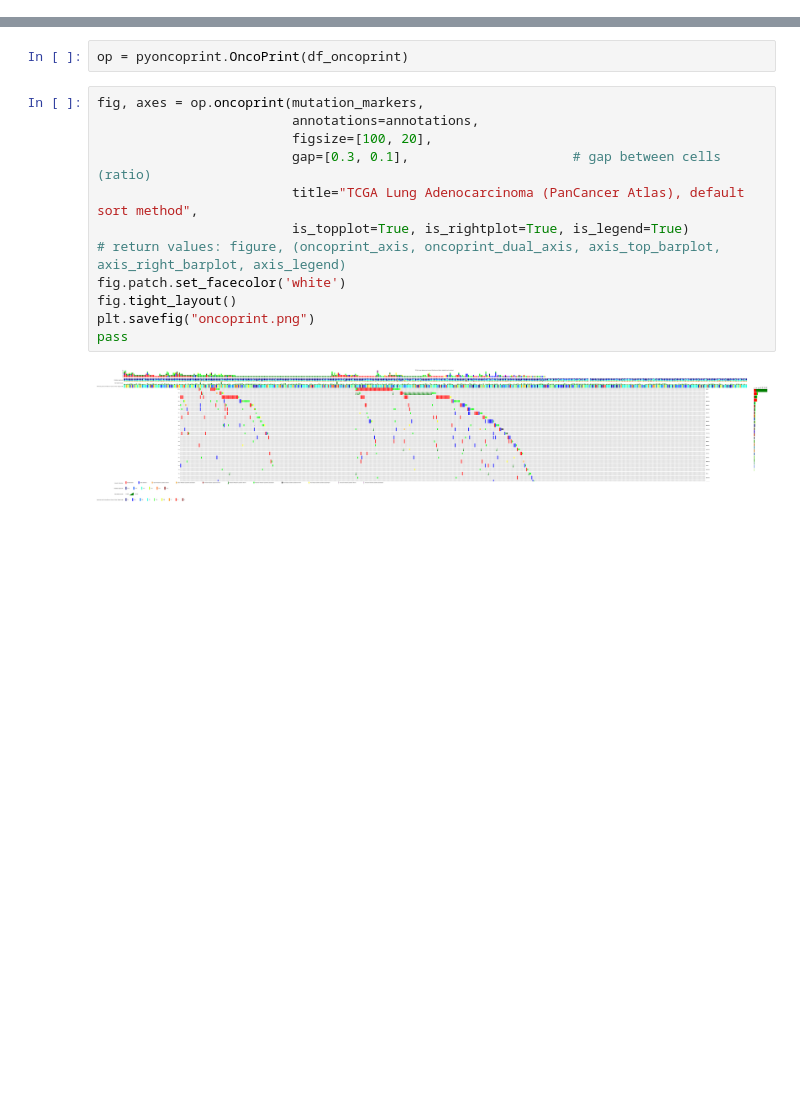
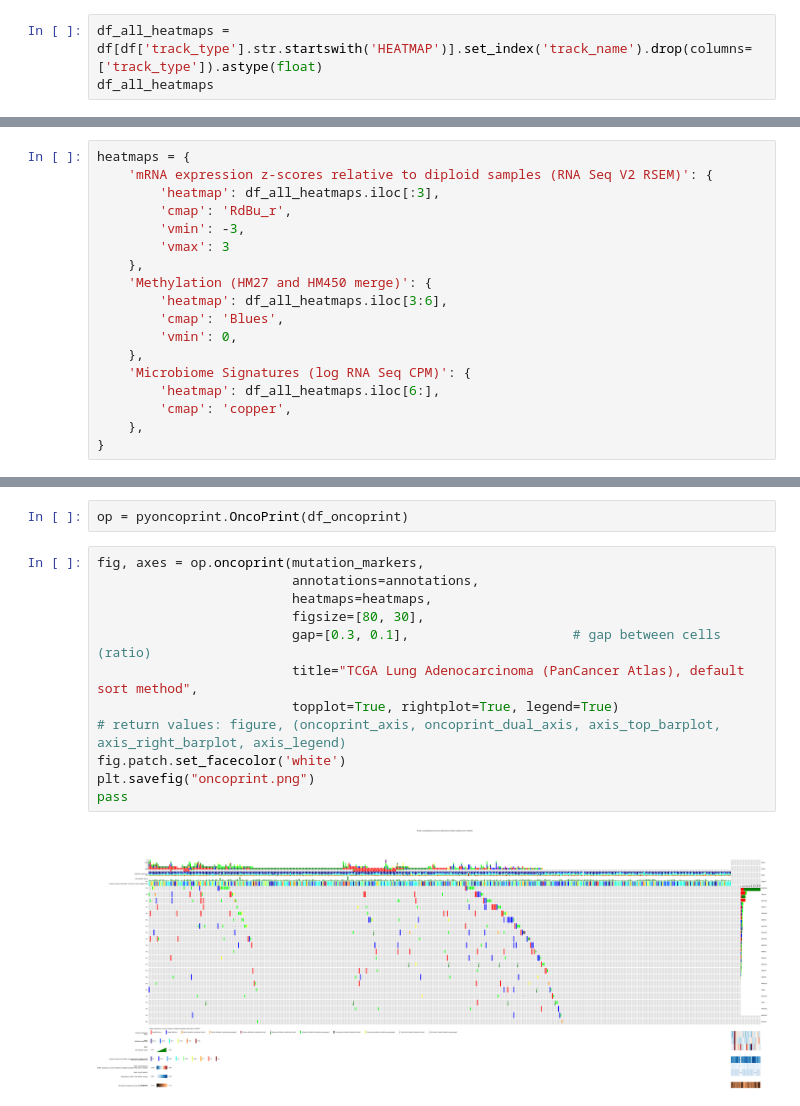
Before and after one commit to pnucolab/pyoncoprint, a Jupyter notebook: example.ipynb, the cells around one changed output, grey strips where cells are left out. Cells and saved outputs as stored; diff of their text form; blank space fills up the shorter version.

Commit message:
heatmap support (experimental)

```diff
--- a/example.ipynb
+++ b/example.ipynb
@@ -46,0 +49,3 @@ df_oncoprint.replace('sv_rec', 'Structural Variant (putative passenger)', inplac
+# %%
+df_all_heatmaps = df[df['track_type'].str.startswith('HEATMAP')].set_index('track_name').drop(columns=['track_type']).astype(float)
+df_all_heatmaps
@@ -47,3 +63,21 @@ df_oncoprint.replace('sv_rec', 'Structural Variant (putative passenger)', inplac
+# %%
+heatmaps = {
+    'mRNA expression z-scores relative to diploid samples (RNA Seq V2 RSEM)': {
+        'heatmap': df_all_heatmaps.iloc[:3],
+        'cmap': 'RdBu_r',
+        'vmin': -3,
+        'vmax': 3
+    },
+    'Methylation (HM27 and HM450 merge)': {
+        'heatmap': df_all_heatmaps.iloc[3:6],
+        'cmap': 'Blues',
+        'vmin': 0,
+    },
+    'Microbiome Signatures (log RNA Seq CPM)': {
+        'heatmap': df_all_heatmaps.iloc[6:],
+        'cmap': 'copper',
+    },
+}
 # %% [markdown]
 And the annotations:
 # %%
@@ -186,14 +220,14 @@ op = pyoncoprint.OncoPrint(df_oncoprint)
 # %%
 fig, axes = op.oncoprint(mutation_markers,
                          annotations=annotations,
-                         figsize=[100, 20],
+                         heatmaps=heatmaps,
+                         figsize=[80, 30],
                          gap=[0.3, 0.1],                     # gap between cells (ratio)
                          title="TCGA Lung Adenocarcinoma (PanCancer Atlas), default sort method",
-                         is_topplot=True, is_rightplot=True, is_legend=True)
+                         topplot=True, rightplot=True, legend=True)
 # return values: figure, (oncoprint_axis, oncoprint_dual_axis, axis_top_barplot, axis_right_barplot, axis_legend)
 fig.patch.set_facecolor('white')
-fig.tight_layout()
 plt.savefig("oncoprint.png")
 pass
 # %% [output]
-[figure, old version]
+[figure, new version]
```
Also changed, not shown: parts of 2 cells of this notebook, 3 other files.
